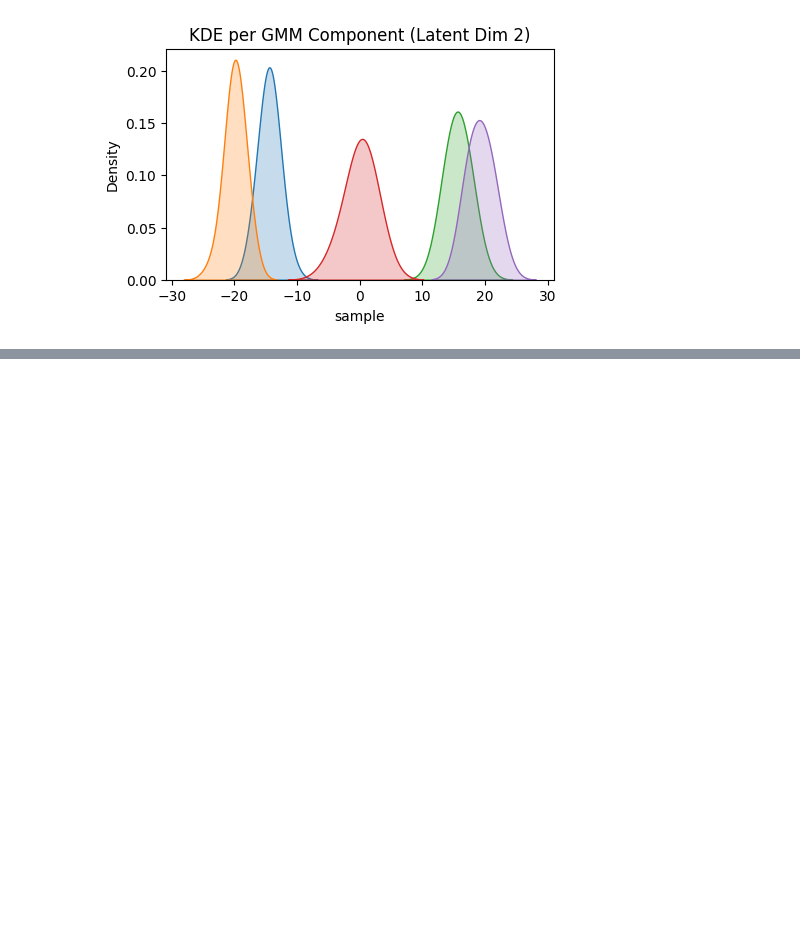
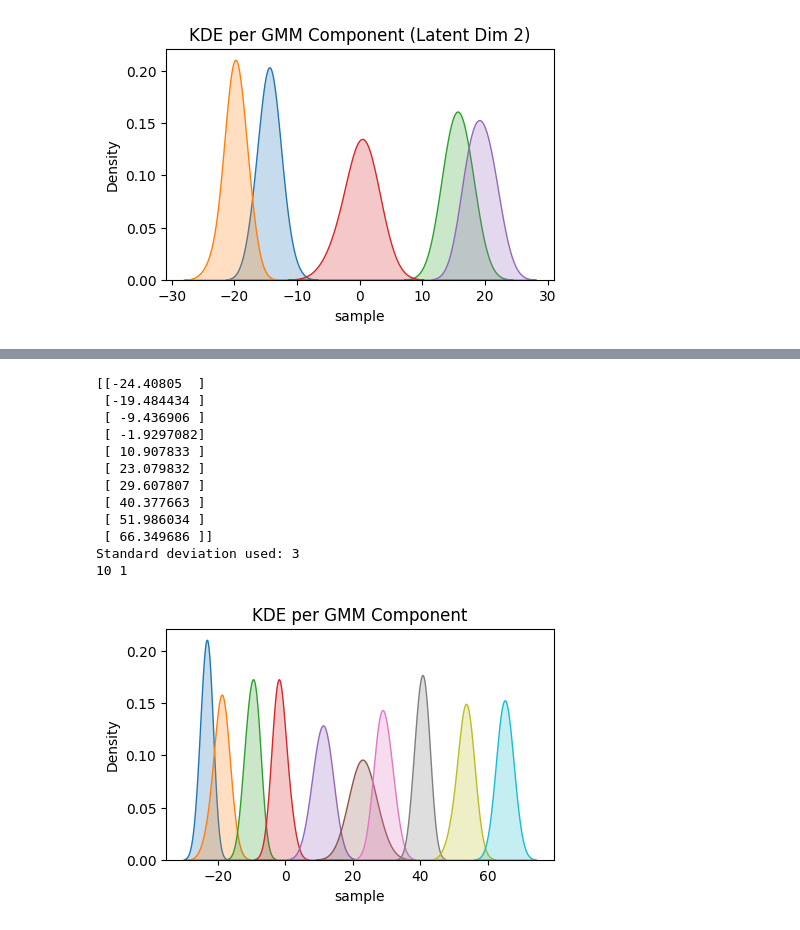
Before and after one commit to draeloslab/mm-vae, a Jupyter notebook: generate_gmm_priors.ipynb, the cells around one changed output, grey strips where cells are left out. Saved outputs shown, nothing was run; the diff lists cells and outputs as text; code cells hidden in the pictures; blank space fills up the shorter version.

```diff
--- a/generate_gmm_priors.ipynb
+++ b/generate_gmm_priors.ipynb
@@ -458,0 +378,52 @@ Standard deviation used: 6
+# %%
+def generate_10_gmm_centers(num_pairs, range_start):
+    import random
+    unique_pairs = []
+    for _ in range(num_pairs):
+        num1 = random.uniform(range_start, range_start+10)
+        num2 = random.uniform(range_start+10, range_start+20)
+        num3 = random.uniform(range_start+20, range_start+30)
+        num4 = random.uniform(range_start+30, range_start+40)
+        num5 = random.uniform(range_start+40, range_start+50)
+        num6 = random.uniform(range_start+50, range_start+60)
+        num7 = random.uniform(range_start+60, range_start+70)
+        num8 = random.uniform(range_start+70, range_start+80)
+        num9 = random.uniform(range_start+80, range_start+90)
+        num10 = random.uniform(range_start+90, range_start+100)
+        unique_pairs.append((num1, num2, num3, num4, num5, num6, num7, num8, num9, num10))
+    gmm_centers = torch.tensor(list(zip(*unique_pairs))).float()
+    return gmm_centers
+# %%
+batch_size = 128
+num_samples = 100
+def gaussian_sample(num_samples):
+    startpoint = random.randint(-50,0)
+    gmm_centers = generate_10_gmm_centers(1, startpoint)
+    print(gmm_centers.numpy())
+    gmm_std=3
+    print(f"Standard deviation used: {gmm_std}")
+    samples, components = draw_gmm_samples(num_samples, gmm_centers, gmm_std)
+    data = samples.numpy()
+    df = pd.DataFrame({'sample': data[:, 0], 'component': components})
+    plt.figure(figsize=(5, 3))
+    for comp_id in sorted(df['component'].unique()):
+        subset = df[df['component'] == comp_id]
+        sns.kdeplot(x=subset['sample'], fill=True, label=f'Component {comp_id}',bw_adjust=2)
+    plt.title("KDE per GMM Component")
+    plt.show()
+    return gmm_centers.numpy(), df, gmm_std
+gmm_center, temp_data, gmm_std = gaussian_sample(num_samples)
+# %% [output]
+[[-24.40805  ]
+ [-19.484434 ]
+ [ -9.436906 ]
+ [ -1.9297082]
+ [ 10.907833 ]
+ [ 23.079832 ]
+ [ 29.607807 ]
+ [ 40.377663 ]
+ [ 51.986034 ]
+ [ 66.349686 ]]
+Standard deviation used: 3
+10 1
+[figure, added]
```
Also changed, not shown: parts of 9 cells of this notebook, 19 other files.
